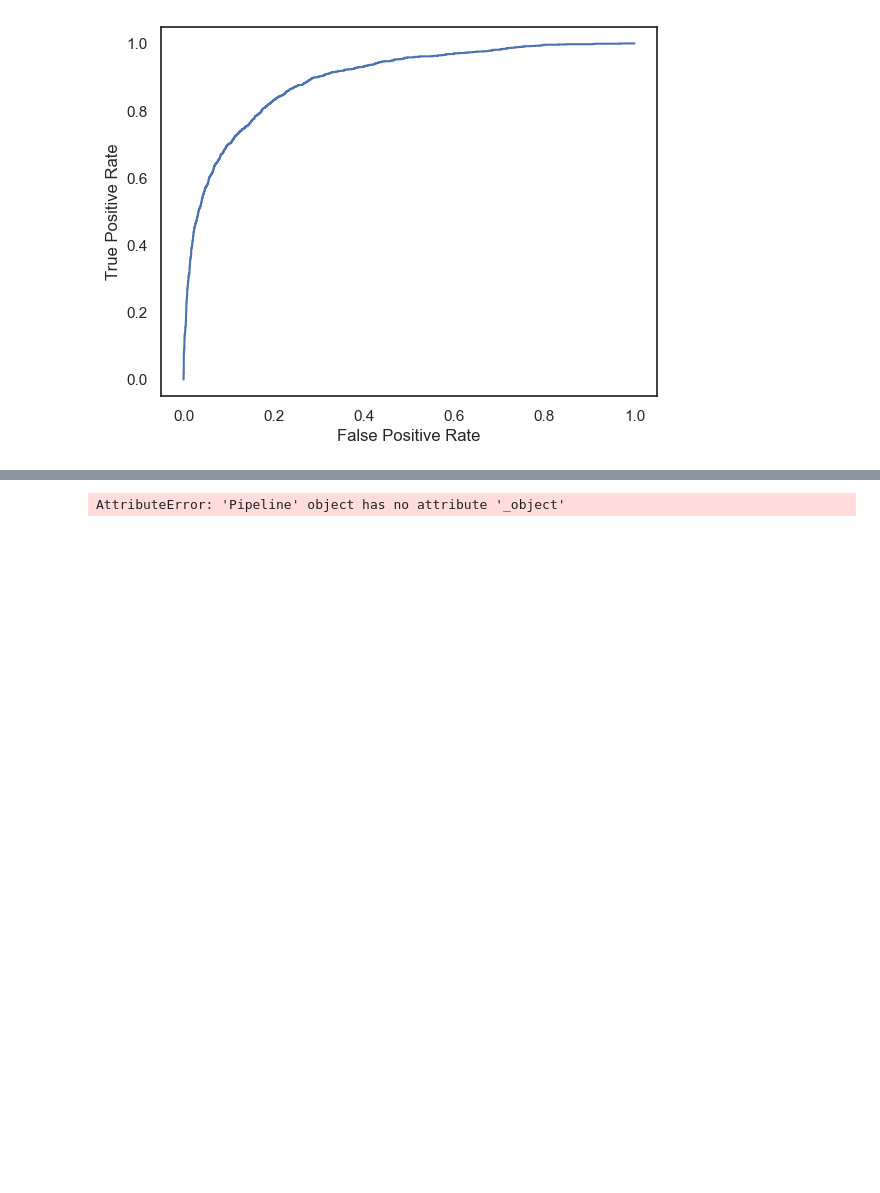
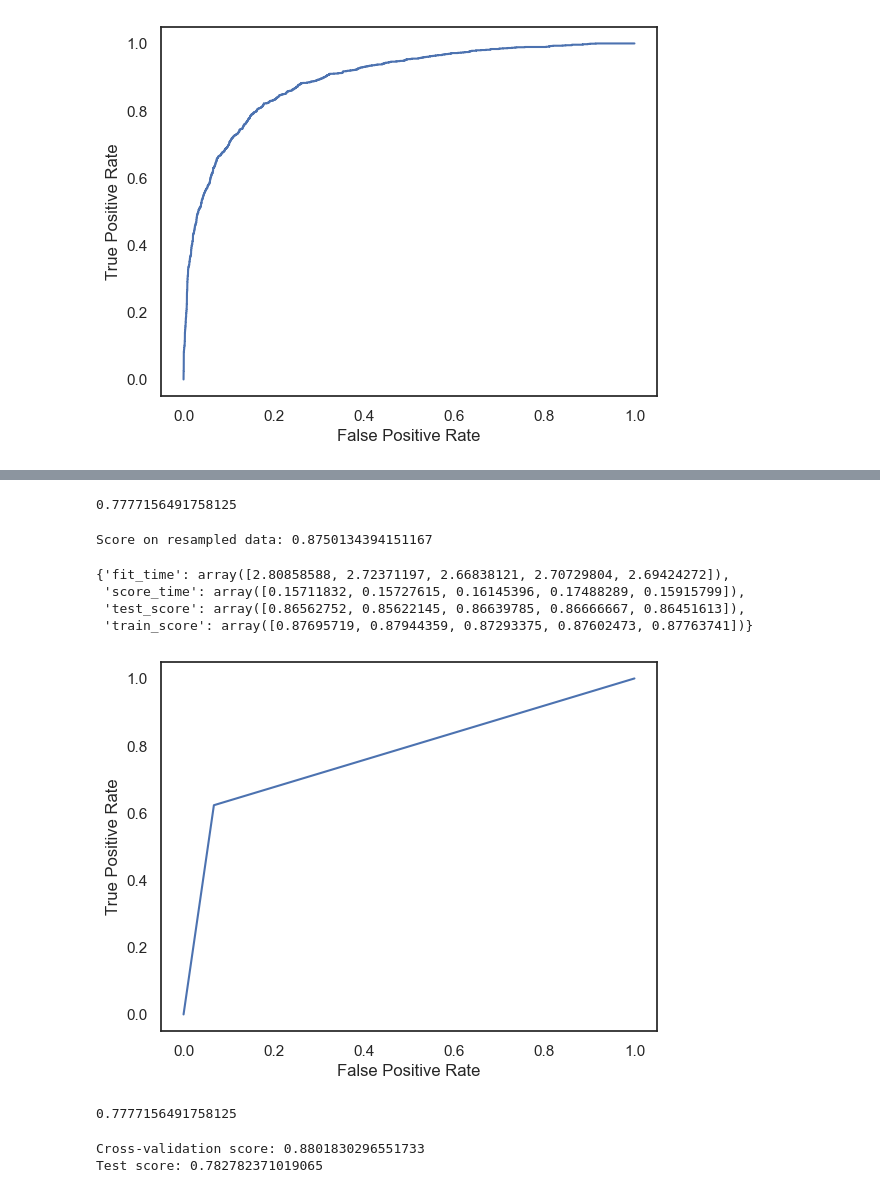
Before and after one commit to Lou-Hines/H1N1_Vaccine_Uptake_Prediction, a Jupyter notebook: Vaccine_EDA _1.ipynb, the cells around one changed output, grey strips where cells are left out. Drawn from its saved outputs; the diff is of its cells as text; code cells hidden in the pictures; blank space fills up the shorter version.

```diff
--- a/Vaccine_EDA _1.ipynb
+++ b/Vaccine_EDA _1.ipynb
@@ -1038,10 +1168,70 @@ cross_validate(cbc, X_train, y_train, return_train_score=True)
-# %%
-#y_score = cbc.predict_proba(X_test)
-#fpr, tpr, _ = roc_curve(y_test, y_score, pos_label=cbc.classes_[1])
-#roc_display = RocCurveDisplay(fpr=fpr, tpr=tpr).plot()
-from catboost.utils import get_roc_curve
-
-catboost_pool = Pool(X_train[num_cols], y_train)
-(fpr, tpr, thresholds) = get_roc_curve(cbc, catboost_pool, plot=True)
-# %% [output]
-AttributeError: 'Pipeline' object has no attribute '_object'
+# %%
+auc = roc_auc_score(y_test, y_scores)
+auc
+# %% [output]
+0.7777156491758125
+# %%
+# trying SMOTE again
+from imblearn.pipeline import Pipeline as Pipeline_2
+smote = Pipeline_2([
+    ("preprocessor", preprocessor),
+    ('smote', SMOTE(random_state=42)),
+    ('cat', CatBoostClassifier(iterations = 10, learning_rate =.7, depth = 7, verbose = False))
+])
+
+smote.fit(X_train, y_train)
+
+# Calculate the score on the resampled data
+score = smote.score(X_train, y_train)
+print("Score on resampled data:", score)
+# %% [output]
+Score on resampled data: 0.8750134394151167
+# %%
+cross_validate(smote, X_train, y_train, return_train_score=True)
+# %% [output]
+{'fit_time': array([2.80858588, 2.72371197, 2.66838121, 2.70729804, 2.69424272]),
+ 'score_time': array([0.15711832, 0.15727615, 0.16145396, 0.17488289, 0.15915799]),
+ 'test_score': array([0.86562752, 0.85622145, 0.86639785, 0.86666667, 0.86451613]),
+ 'train_score': array([0.87695719, 0.87944359, 0.87293375, 0.87602473, 0.87763741])}
+# %%
+
+y_scores = smote.predict(X_test)
+
+fpr, tpr, thresholds = roc_curve(y_test, y_scores, pos_label=smote.classes_[1])
+
+
+roc_display = RocCurveDisplay(fpr=fpr, tpr=tpr).plot()
+# %% [output]
+[figure, added]
+# %%
+auc = roc_auc_score(y_test, y_scores)
+auc
+# %% [output]
+0.7777156491758125
+# %%
+# first attempt with gridsearch
+from sklearn.model_selection import GridSearchCV, StratifiedKFold
+from sklearn.pipeline import Pipeline
+
+from sklearn.metrics import roc_auc_score
+
+param_grid = {'cat__depth': [3,5,6,8,10],
+             'cat__learning_rate': [.3,.5,.7,1]}
+
+
+grid_search = GridSearchCV(
+    estimator=smote,
+    param_grid=param_grid,
+    cv= 3,
+    scoring='roc_auc'
+)
+
+grid_search.fit(X_test, y_test)
+
+cv_score = grid_search.best_score_
+test_score = roc_auc_score(y_test, grid_search.predict(X_test))
+
+print(f'Cross-validation score: {cv_score}\nTest score: {test_score}')
+# %% [output]
+Cross-validation score: 0.8801830296551733
+Test score: 0.782782371019065
```
Also changed, not shown: parts of 22 cells of this notebook, 3 other files.
